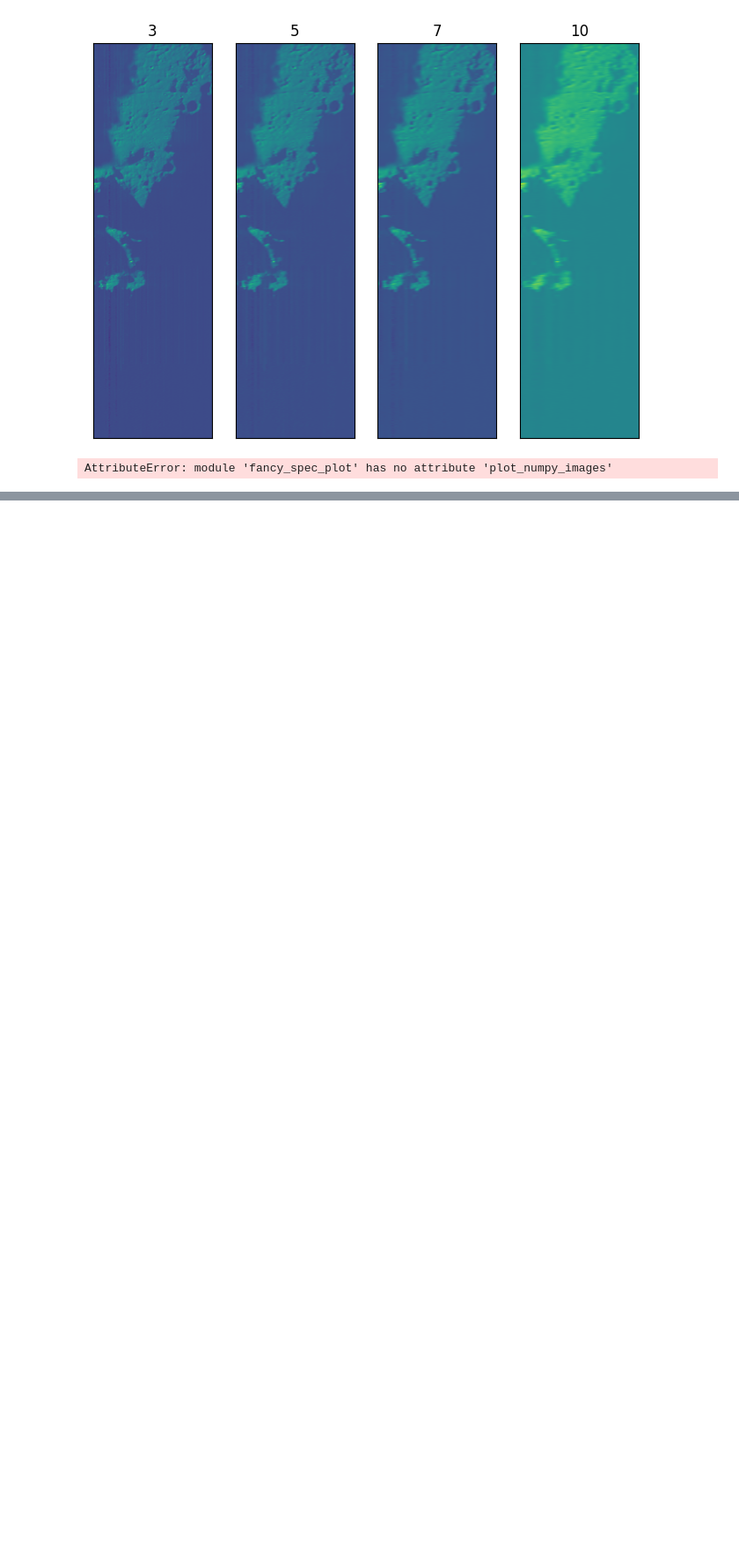
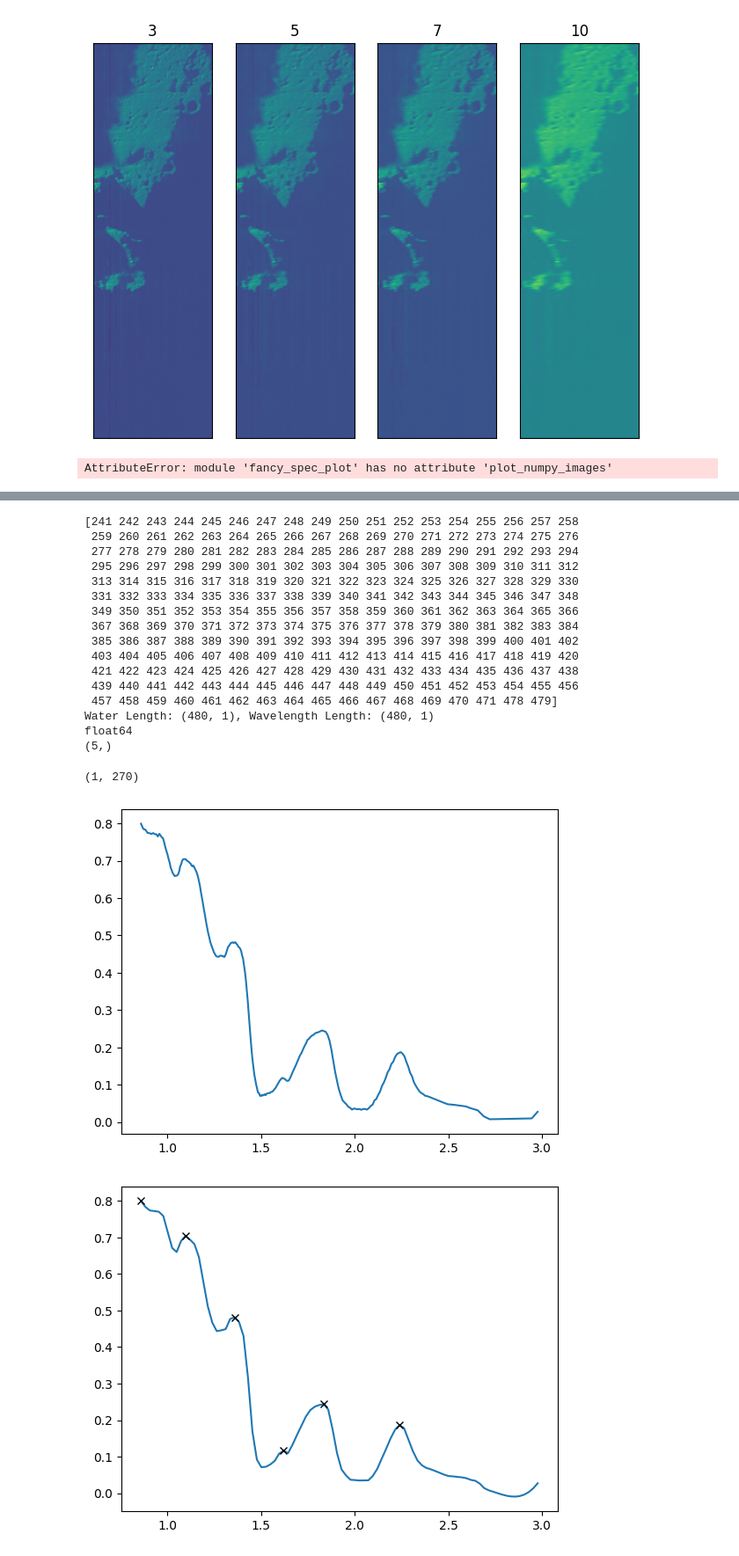
Before and after one commit to z-vig/M3_Pro, a Jupyter notebook: testing.ipynb, the cells around one changed output, grey strips where cells are left out. Shown at 88% size. Drawn from its saved outputs; the diff is of its cells as text; code cells hidden in the pictures; blank space fills up the shorter version.

```diff
--- a/testing.ipynb
+++ b/testing.ipynb
@@ -71,0 +188,71 @@ D:\Data/20230209T095534013597/extracted_files/hdr_files/m3g20090417t193320_v01_r
+# %%
+##Water Frost Spectrum
+import scipy.interpolate as interp
+water = pd.read_csv(r"D:/Data/USGS_Water_Ice/splib07a_H2O-Ice_GDS136_77K_BECKa_AREF.txt")
+wavelengths = pd.read_csv(r"D:/Data/USGS_Water_Ice/splib07a_Wavelengths_BECK_Beckman_0.2-3.0_microns.txt")
+water.columns = ['']
+wavelengths.columns = ['']
+
+goodIndices = np.where(water>0)[0]
+print (goodIndices)
+
+wvl,rfl = wavelengths.iloc[goodIndices,0],water.iloc[goodIndices,0]
+print (f'Water Length: {water.shape}, Wavelength Length: {wavelengths.shape}')
+plt.plot(wvl,rfl)
+f = interp.CubicSpline(wvl,rfl)
+xtest = np.linspace(wvl.min(),wvl.max(),90)
+
+fig,ax = plt.subplots(1,1)
+ax.plot(xtest,f(xtest))
+print (f(xtest).dtype)
+
+diff_list = []
+points = np.zeros((6,2))
+pos = 0
+for n in range(len(f(xtest))):
+    #print (n)
+    if n+1<len(f(xtest)):
+        diff = f(xtest)[n]-f(xtest)[n-1]
+        diff_list.append(diff)
+    if diff<0 and diff_list[-2]>0:
+        ax.plot(xtest[n-1],f(xtest)[n-1],marker='x',color='k')
+        points[pos,:] = (xtest[n-1],f(xtest)[n-1])
+        pos+=1
+
+xfit,yfit = points[[0,1,2,4,5],0],points[[0,1,2,4,5],1]
+print (xfit.shape)
+
+z = np.polyfit(xfit, yfit, 2)
+
+z = np.array([np.flip(z)])
+
+powers = np.array([np.arange(0, len(z[0]))])
+
+def poly(x, z):
+    return np.dot(z, np.repeat(x, len(z[0]), axis=0)**powers.T)
+
+f1 = poly(xtest, z)
+f1.shape
+
+
+#ax.plot(xtest,f1)
+# %% [output]
+[241 242 243 244 245 246 247 248 249 250 251 252 253 254 255 256 257 258
+ 259 260 261 262 263 264 265 266 267 268 269 270 271 272 273 274 275 276
+ 277 278 279 280 281 282 283 284 285 286 287 288 289 290 291 292 293 294
+ 295 296 297 298 299 300 301 302 303 304 305 306 307 308 309 310 311 312
+ 313 314 315 316 317 318 319 320 321 322 323 324 325 326 327 328 329 330
+ 331 332 333 334 335 336 337 338 339 340 341 342 343 344 345 346 347 348
+ 349 350 351 352 353 354 355 356 357 358 359 360 361 362 363 364 365 366
+ 367 368 369 370 371 372 373 374 375 376 377 378 379 380 381 382 383 384
+ 385 386 387 388 389 390 391 392 393 394 395 396 397 398 399 400 401 402
+ 403 404 405 406 407 408 409 410 411 412 413 414 415 416 417 418 419 420
+ 421 422 423 424 425 426 427 428 429 430 431 432 433 434 435 436 437 438
+ 439 440 441 442 443 444 445 446 447 448 449 450 451 452 453 454 455 456
+ 457 458 459 460 461 462 463 464 465 466 467 468 469 470 471 478 479]
+Water Length: (480, 1), Wavelength Length: (480, 1)
+float64
+(5,)
+(1, 270)
+[figure, added]
+[figure, added]
```
Also changed, not shown: parts of 4 cells of this notebook, 2 other files.
